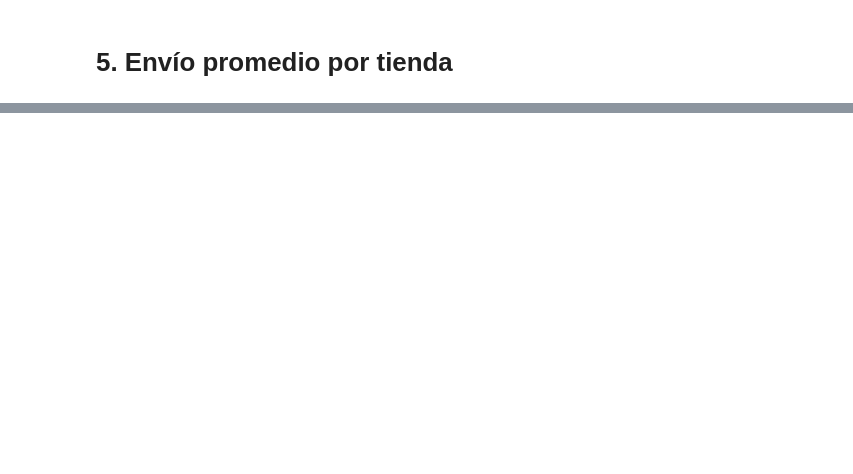
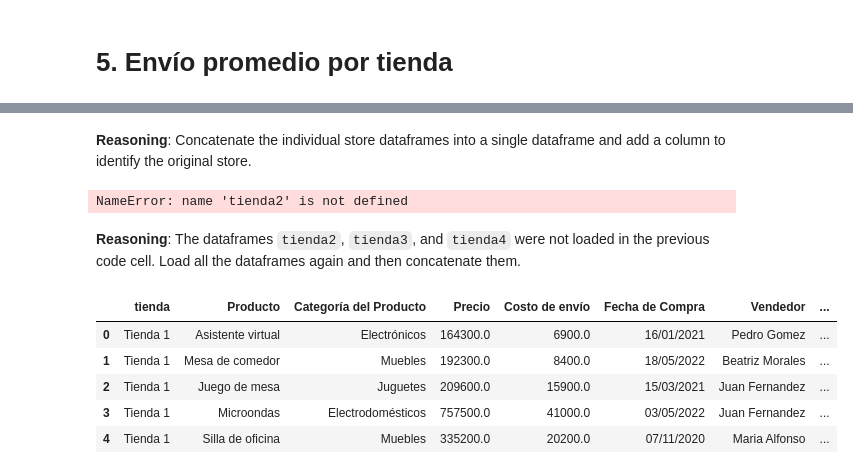
Before and after one commit to mafloan/alurastorelatam, a Jupyter notebook: AluraStoreLatam.ipynb, the cells around one changed output, grey strips where cells are left out. Drawn from its saved outputs; the diff is of its cells as text; code cells hidden in the pictures; blank space fills up the shorter version.

```diff
--- a/AluraStoreLatam.ipynb
+++ b/AluraStoreLatam.ipynb
@@ -35,0 +267,57 @@ tienda.head()
+# %% [markdown]
+**Reasoning**:
+Concatenate the individual store dataframes into a single dataframe and add a column to identify the original store.
+# %%
+# Create a list containing the four dataframes
+dataframes = [tienda, tienda2, tienda3, tienda4]
+
+# Create a list containing the names of the stores
+tiendas = ["Tienda 1", "Tienda 2", "Tienda 3", "Tienda 4"]
+
+# Concatenate the dataframes and add a key to identify the store
+df_unificado = pd.concat(dataframes, keys=tiendas)
+
+# Reset the index and rename the level_0 column to "tienda"
+df_unificado = df_unificado.reset_index(level=0).rename(columns={'level_0': 'tienda'})
+
+# Display the first few rows of the unified dataframe
+df_unificado.head()
+# %% [output]
+NameError: name 'tienda2' is not defined
+# %% [markdown]
+**Reasoning**:
+The dataframes `tienda2`, `tienda3`, and `tienda4` were not loaded in the previous code cell. Load all the dataframes again and then concatenate them.
+# %%
+import pandas as pd
+
+url = "https://raw.githubusercontent.com/alura-es-cursos/challenge1-data-science-latam/refs/heads/main/base-de-datos-challenge1-latam/tienda_1%20.csv"
+url2 = "https://raw.githubusercontent.com/alura-es-cursos/challenge1-data-science-latam/refs/heads/main/base-de-datos-challenge1-latam/tienda_2.csv"
+url3 = "https://raw.githubusercontent.com/alura-es-cursos/challenge1-data-science-latam/refs/heads/main/base-de-datos-challenge1-latam/tienda_3.csv"
+url4 = "https://raw.githubusercontent.com/alura-es-cursos/challenge1-data-science-latam/refs/heads/main/base-de-datos-challenge1-latam/tienda_4.csv"
+
+tienda = pd.read_csv(url)
+tienda2 = pd.read_csv(url2)
+tienda3 = pd.read_csv(url3)
+tienda4 = pd.read_csv(url4)
+
+# Create a list containing the four dataframes
+dataframes = [tienda, tienda2, tienda3, tienda4]
+
+# Create a list containing the names of the stores
+tiendas = ["Tienda 1", "Tienda 2", "Tienda 3", "Tienda 4"]
+
+# Concatenate the dataframes and add a key to identify the store
+df_unificado = pd.concat(dataframes, keys=tiendas)
+
+# Reset the index and rename the level_0 column to "tienda"
+df_unificado = df_unificado.reset_index(level=0).rename(columns={'level_0': 'tienda'})
+
+# Display the first few rows of the unified dataframe
+df_unificado.head()
+# %% [output]
+|  | tienda | Producto | Categoría del Producto | Precio | Costo de envío | Fecha de Compra | Vendedor | ... |
+| 0 | Tienda 1 | Asistente virtual | Electrónicos | 164300.0 | 6900.0 | 16/01/2021 | Pedro Gomez | ... |
+| 1 | Tienda 1 | Mesa de comedor | Muebles | 192300.0 | 8400.0 | 18/05/2022 | Beatriz Morales | ... |
+| 2 | Tienda 1 | Juego de mesa | Juguetes | 209600.0 | 15900.0 | 15/03/2021 | Juan Fernandez | ... |
+| 3 | Tienda 1 | Microondas | Electrodomésticos | 757500.0 | 41000.0 | 03/05/2022 | Juan Fernandez | ... |
+| 4 | Tienda 1 | Silla de oficina | Muebles | 335200.0 | 20200.0 | 07/11/2020 | Maria Alfonso | ... |
```
Also changed, not shown: parts of 12 cells of this notebook.
